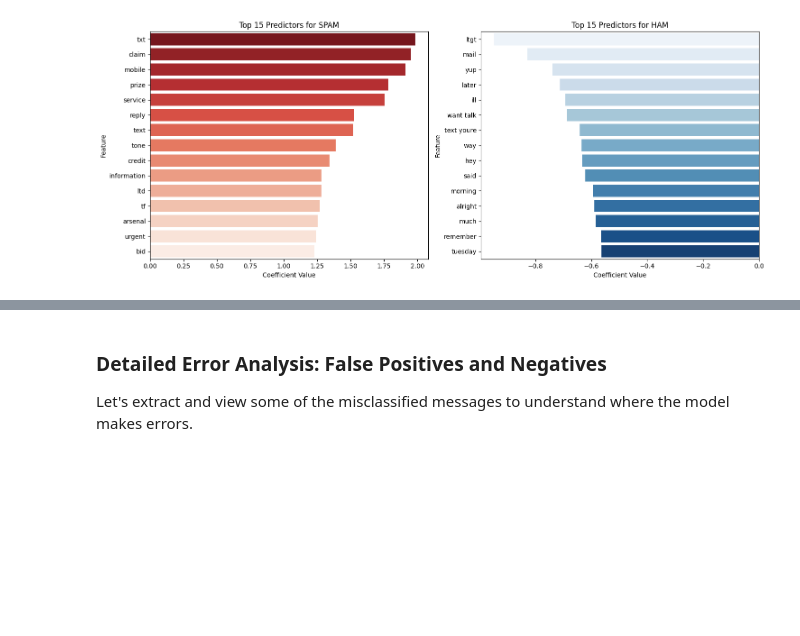
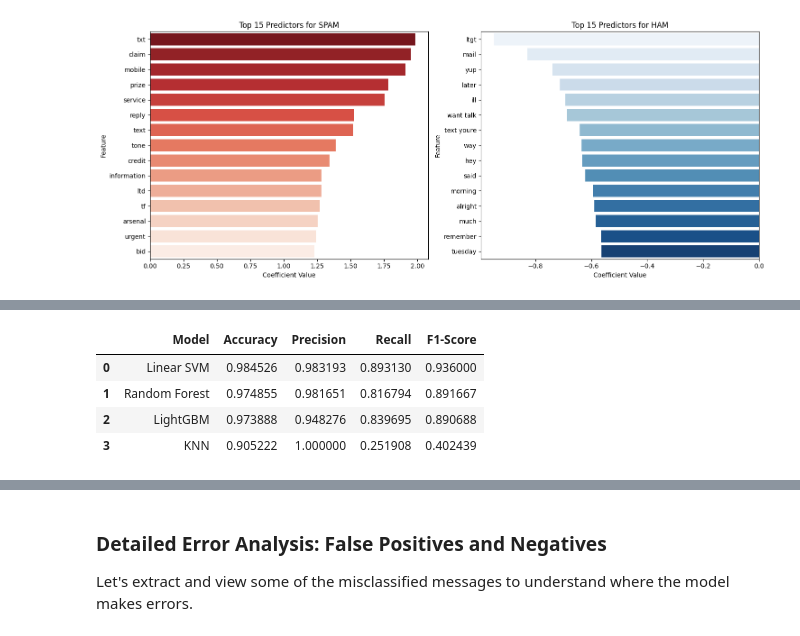
Before and after one commit to awwroni/Spam-Classification-using-SVM, a Jupyter notebook: SMS_SpamClassification_SVM.ipynb, the cells around one changed output, grey strips where cells are left out. Saved outputs shown, nothing was run; the diff lists cells and outputs as text; code cells hidden in the pictures; blank space fills up the shorter version.

```diff
--- a/SMS_SpamClassification_SVM.ipynb
+++ b/SMS_SpamClassification_SVM.ipynb
@@ -265,0 +304,28 @@ Passing `palette` without assigning `hue` is deprecated and will be removed in v
+# %%
+results = []
+
+for name, model_pipeline in models.items():
+    test_preds = model_pipeline.predict(X_test)
+
+    acc = accuracy_score(y_test, test_preds)
+    prec = precision_score(y_test, test_preds)
+    rec = recall_score(y_test, test_preds)
+    f1 = f1_score(y_test, test_preds)
+
+    results.append({
+        'Model': name,
+        'Accuracy': acc,
+        'Precision': prec,
+        'Recall': rec,
+        'F1-Score': f1
+    })
+
+# Convert results to DataFrame
+results_df = pd.DataFrame(results)
+display(results_df.style.highlight_max(color='lightgreen', axis=0, subset=['Accuracy', 'Precision', 'Recall', 'F1-Score']))
+# %% [output]
+|  | Model | Accuracy | Precision | Recall | F1-Score |
+| 0 | Linear SVM | 0.984526 | 0.983193 | 0.893130 | 0.936000 |
+| 1 | Random Forest | 0.974855 | 0.981651 | 0.816794 | 0.891667 |
+| 2 | LightGBM | 0.973888 | 0.948276 | 0.839695 | 0.890688 |
+| 3 | KNN | 0.905222 | 1.000000 | 0.251908 | 0.402439 |
```
Also changed, not shown: parts of 5 cells of this notebook.
